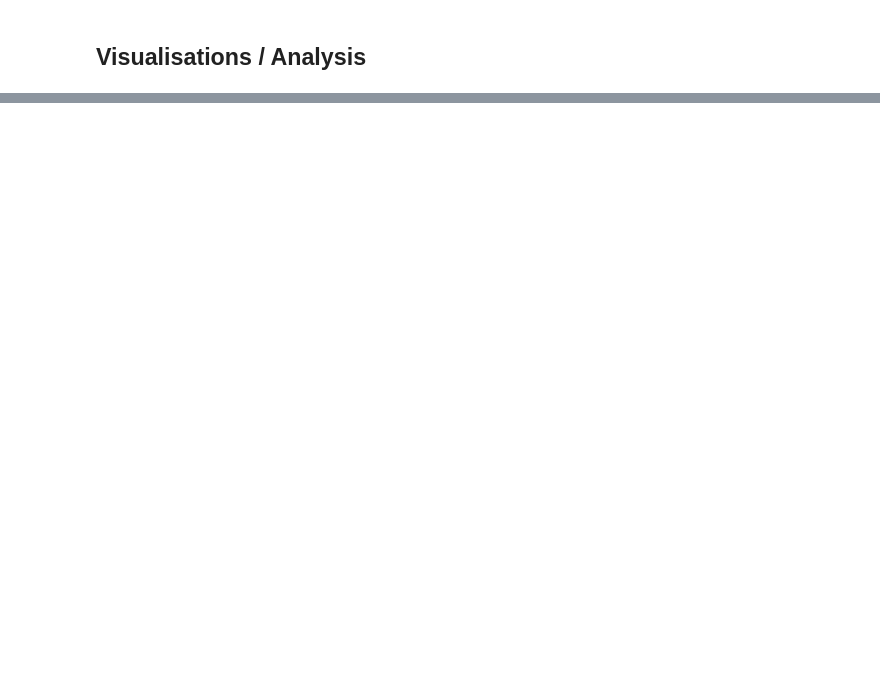
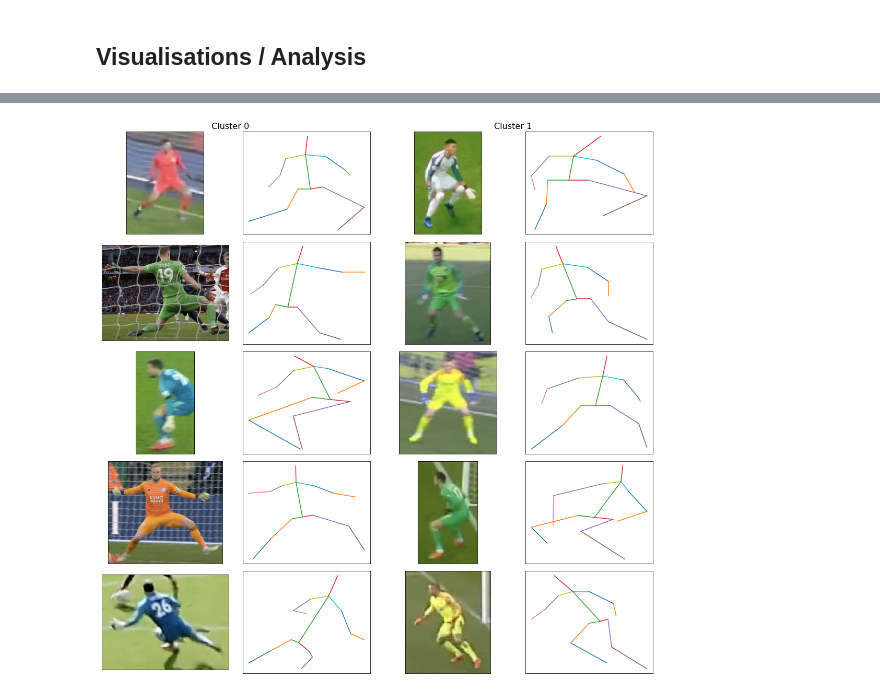
Before and after one commit to MattWear21/GKBodyPose, a Jupyter notebook: PoseAnalysis/OnevOneAnalysis.ipynb, the cells around one changed output, grey strips where cells are left out. Cells and saved outputs as stored; diff of their text form; code cells hidden in the pictures; blank space fills up the shorter version.

```diff
--- a/PoseAnalysis/OnevOneAnalysis.ipynb
+++ b/PoseAnalysis/OnevOneAnalysis.ipynb
@@ -334,0 +273,46 @@ pca[[26, 25]]
+# %%
+def ImageID(df, array_id):
+    #Get photo id's of poses
+    return df.loc[array_id, 'file']
+# %%
+#KMeans - 3D pose, 2D pose viz cluster examples
+#Use for 2 clusters on 3D data
+path = '../1v1Data/set/'
+ax_array = [1, 5, 9, 13, 17]
+fig = plt.figure(figsize=(15, 15))
+for a in ax_array:
+    arr_id = np.random.choice(np.where(kmeans_clusters == 0)[0])
+    photo_id = ImageID(set_3d_cvi_clean_df, arr_id)
+    ax = fig.add_subplot(5, 4, a)
+    ax.imshow(gk.importImage(path + photo_id))
+    ax.set_xticks([])
+    ax.set_yticks([])
+    ax = fig.add_subplot(5, 4, a+1)
+    gk.plot2D(ax, gk.pose_to_matrix(sets_3d_cvi_clean[arr_id][:-1]), mpii_edges)
+    ax.set_xticks([])
+    ax.set_yticks([])
+    ax.set_xlabel('')
+    ax.set_ylabel('')
+    if a == 1:
+        ax.set_title('Cluster ' + str(0), position=(-0.1, 1), size=16)
+
+    arr_id = np.random.choice(np.where(kmeans_clusters == 1)[0])
+    photo_id = ImageID(set_3d_cvi_clean_df, arr_id)
+    ax = fig.add_subplot(5, 4, a+2)
+    ax.imshow(gk.importImage(path + photo_id))
+    ax.set_xticks([])
+    ax.set_yticks([])
+    ax = fig.add_subplot(5, 4, a+3)
+    gk.plot2D(ax, gk.pose_to_matrix(sets_3d_cvi_clean[arr_id][:-1]), mpii_edges)
+    ax.set_xticks([])
+    ax.set_yticks([])
+    ax.set_xlabel('')
+    ax.set_ylabel('')
+    if a == 1:
+        ax.set_title('Cluster ' + str(1), position=(-0.1, 1), size=16)
+
+plt.tight_layout()
+#plt.savefig('viz/1v1s/2d_proj_clusters_examples.png', dpi=500)
+plt.show()
+# %% [output]
+[figure, added]
```
Also changed, not shown: parts of 34 cells of this notebook.
